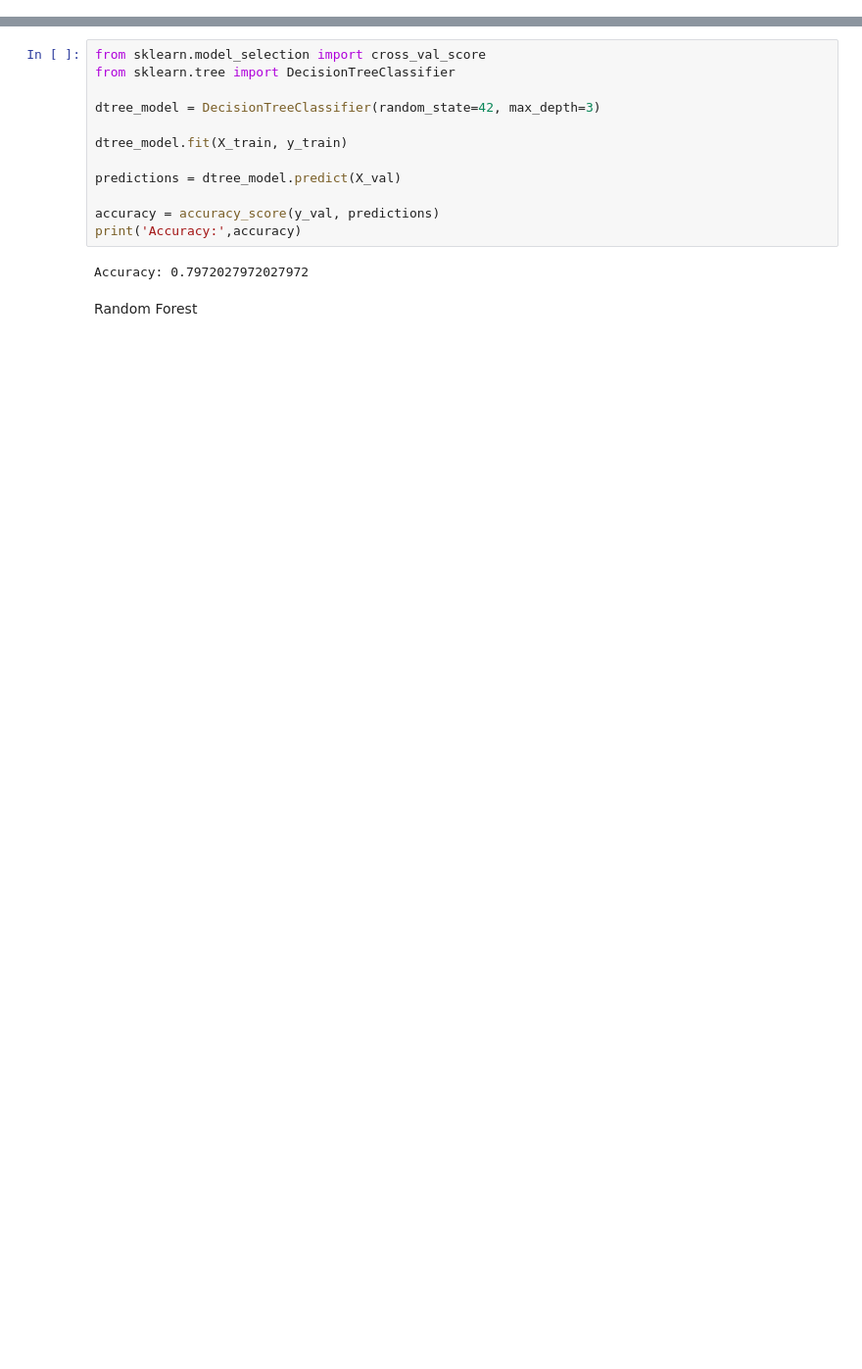
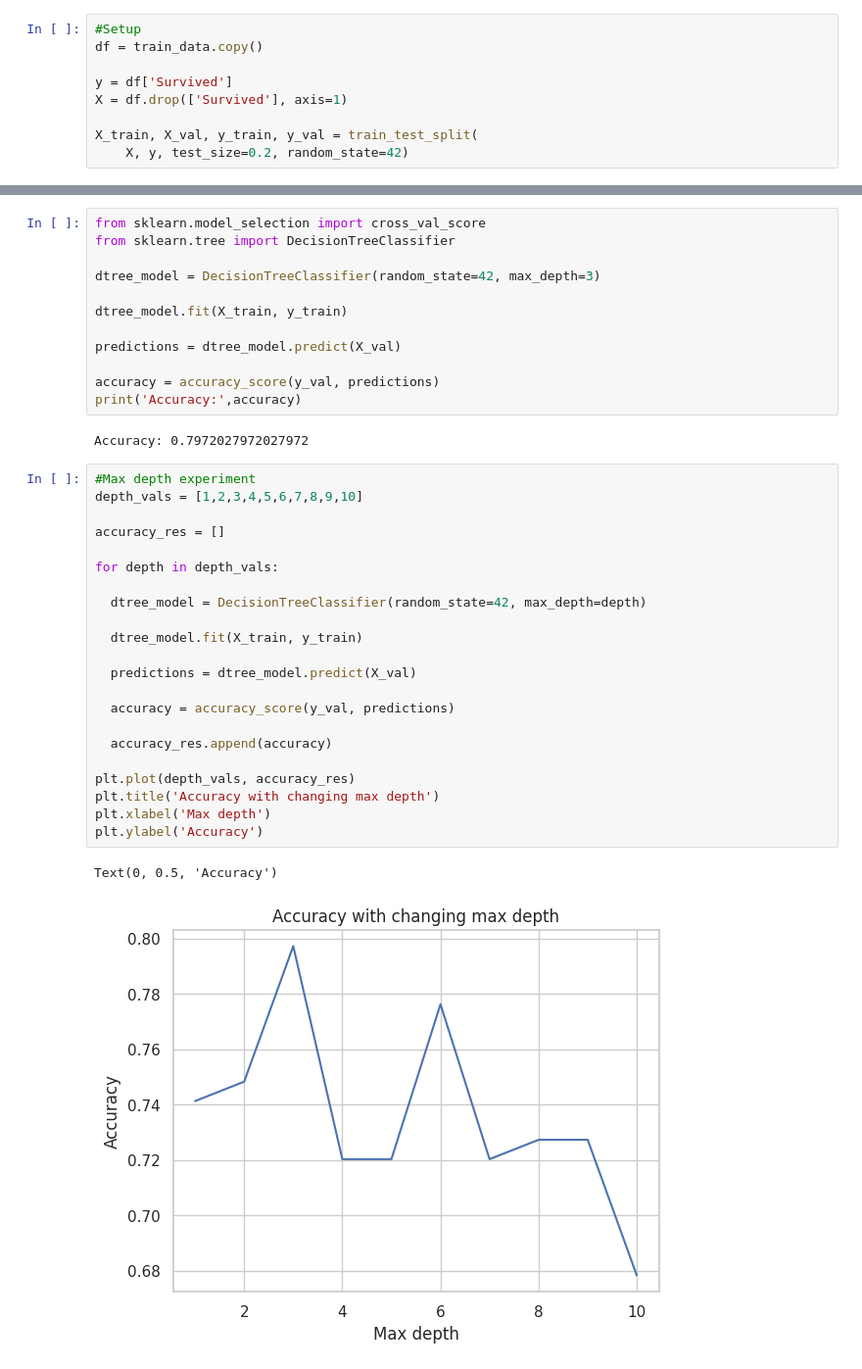
Before and after one commit to Bica-plus-equals/Titanic-Logistic-Regression, a Jupyter notebook: LogisticRegression_Project1.ipynb, the cells around one changed output, grey strips where cells are left out. Shown at 98% size. Drawn from its saved outputs; the diff is of its cells as text; blank space fills up the shorter version.

```diff
--- a/LogisticRegression_Project1.ipynb
+++ b/LogisticRegression_Project1.ipynb
@@ -691,0 +695,9 @@ Decision Tree
+# %%
+#Setup
+df = train_data.copy()
+
+y = df['Survived']
+X = df.drop(['Survived'], axis=1)
+
+X_train, X_val, y_train, y_val = train_test_split(
+    X, y, test_size=0.2, random_state=42)
@@ -703,5 +717,28 @@ accuracy = accuracy_score(y_val, predictions)
 print('Accuracy:',accuracy)
 # %% [output]
 Accuracy: 0.7972027972027972
-# %% [markdown]
-Random Forest
+# %%
+#Max depth experiment
+depth_vals = [1,2,3,4,5,6,7,8,9,10]
+
+accuracy_res = []
+
+for depth in depth_vals:
+
+  dtree_model = DecisionTreeClassifier(random_state=42, max_depth=depth)
+
+  dtree_model.fit(X_train, y_train)
+
+  predictions = dtree_model.predict(X_val)
+
+  accuracy = accuracy_score(y_val, predictions)
+
+  accuracy_res.append(accuracy)
+
+plt.plot(depth_vals, accuracy_res)
+plt.title('Accuracy with changing max depth')
+plt.xlabel('Max depth')
+plt.ylabel('Accuracy')
+# %% [output]
+Text(0, 0.5, 'Accuracy')
+[figure, added]
```
Also changed, not shown: parts of 23 cells of this notebook.
